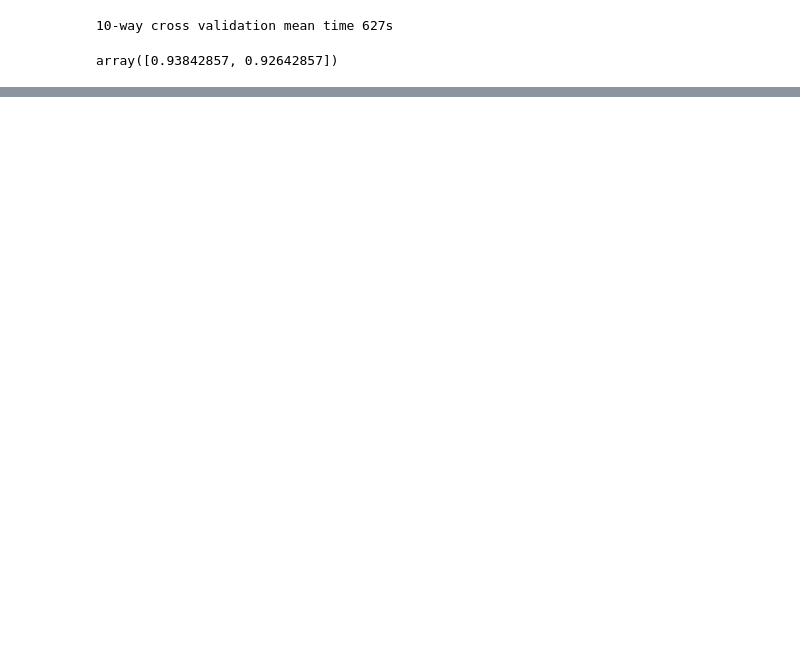
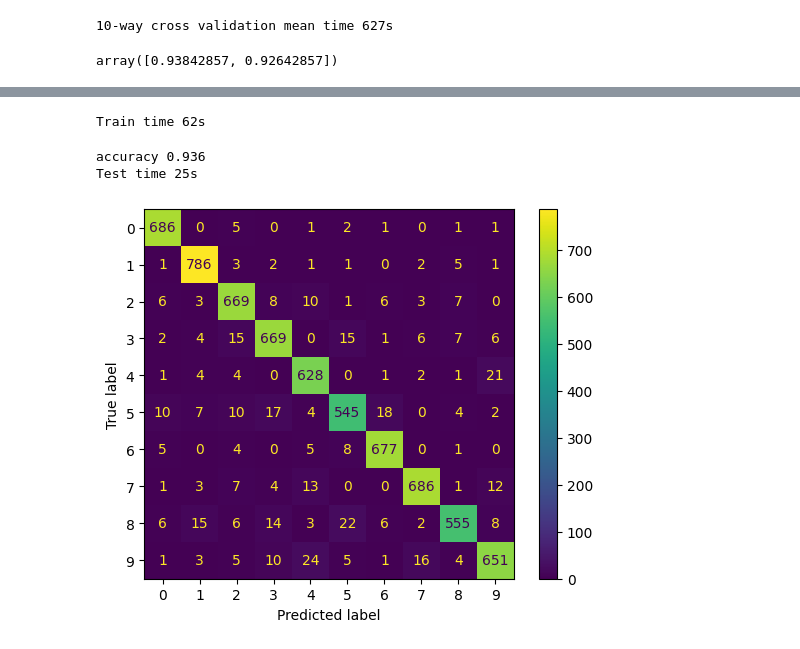
Before and after one commit to zkiokko/AI, a Jupyter notebook: KernelLinear.ipynb, the cells around one changed output, grey strips where cells are left out. Drawn from its saved outputs; the diff is of its cells as text; code cells hidden in the pictures; blank space fills up the shorter version.

```diff
--- a/KernelLinear.ipynb
+++ b/KernelLinear.ipynb
@@ -50,0 +70,27 @@ print("10-way cross validation mean time "+str(int((end - start)/len(c)))+"s")
+# %%
+start=time.time()
+cl = svm.SVC(kernel='linear', C=.1)
+cl.fit(X_train,y_train)
+end = time.time()
+print("Train time "+str(int(end - start))+"s")
+# %% [output]
+Train time 62s
+# %%
+from sklearn.metrics import accuracy_score
+start=time.time()
+print("accuracy "+str(accuracy_score(y_test,cl.predict(X_test))))
+end = time.time()
+print("Test time "+str(int(end - start))+"s")
+# %% [output]
+accuracy 0.936
+Test time 25s
+# %%
+from sklearn import metrics
+confusion_matrix = metrics.confusion_matrix(y_test, cl.predict(X_test))
+
+cm_display = metrics.ConfusionMatrixDisplay(confusion_matrix = confusion_matrix, display_labels = arange(10))
+
+cm_display.plot()
+plt.show()
+# %% [output]
+[figure, added]
```
Also changed, not shown: parts of 5 cells of this notebook.
